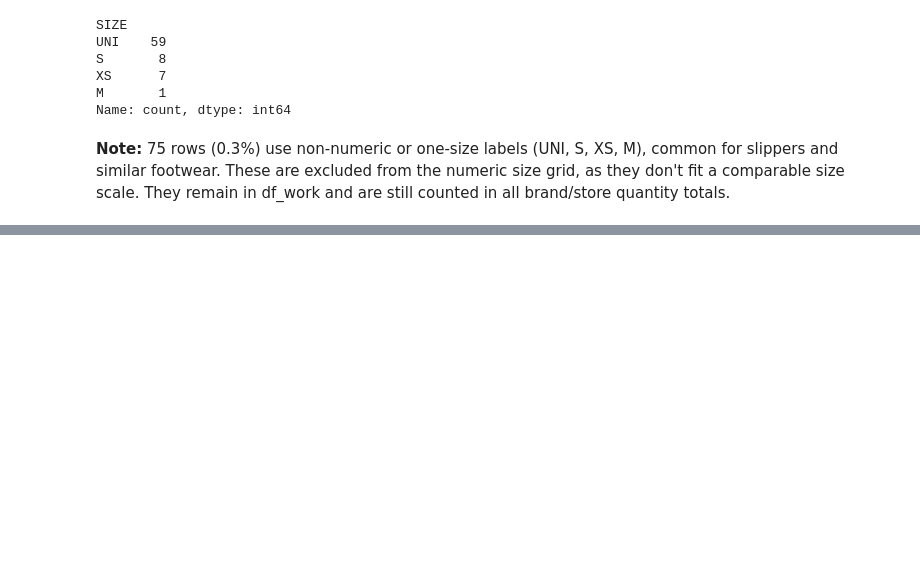
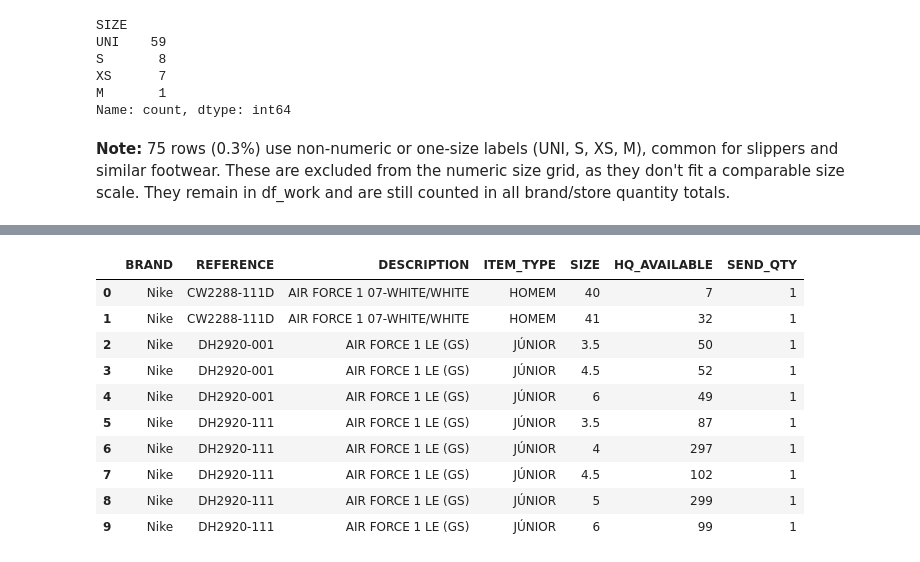
Before and after one commit to nelsonp55/stock-replenishment-assistant, a Jupyter notebook: notebooks/eda_final_project.ipynb, the cells around one changed output, grey strips where cells are left out. Cells and saved outputs as stored; diff of their text form; code cells hidden in the pictures; blank space fills up the shorter version.

```diff
--- a/notebooks/eda_final_project.ipynb
+++ b/notebooks/eda_final_project.ipynb
@@ -951,0 +849,17 @@ def find_model_by_type(reference_input=None, brand_input=None):
+# %%
+# the same query after committing: sizes already allocated are gone
+rp.find_replenishable_sizes(
+    df_work, 'Loja Colombo', brand_input='Nike', allocated=allocated, units_per_size=1
+).head(10)
+# %% [output]
+|  | BRAND | REFERENCE | DESCRIPTION | ITEM_TYPE | SIZE | HQ_AVAILABLE | SEND_QTY |
+| 0 | Nike | CW2288-111D | AIR FORCE 1 07-WHITE/WHITE | HOMEM | 40 | 7 | 1 |
+| 1 | Nike | CW2288-111D | AIR FORCE 1 07-WHITE/WHITE | HOMEM | 41 | 32 | 1 |
+| 2 | Nike | DH2920-001 | AIR FORCE 1 LE (GS) | JÚNIOR | 3.5 | 50 | 1 |
+| 3 | Nike | DH2920-001 | AIR FORCE 1 LE (GS) | JÚNIOR | 4.5 | 52 | 1 |
+| 4 | Nike | DH2920-001 | AIR FORCE 1 LE (GS) | JÚNIOR | 6 | 49 | 1 |
+| 5 | Nike | DH2920-111 | AIR FORCE 1 LE (GS) | JÚNIOR | 3.5 | 87 | 1 |
+| 6 | Nike | DH2920-111 | AIR FORCE 1 LE (GS) | JÚNIOR | 4 | 297 | 1 |
+| 7 | Nike | DH2920-111 | AIR FORCE 1 LE (GS) | JÚNIOR | 4.5 | 102 | 1 |
+| 8 | Nike | DH2920-111 | AIR FORCE 1 LE (GS) | JÚNIOR | 5 | 299 | 1 |
+| 9 | Nike | DH2920-111 | AIR FORCE 1 LE (GS) | JÚNIOR | 6 | 99 | 1 |
```
Also changed, not shown: parts of 27 cells of this notebook, 1 other file.
